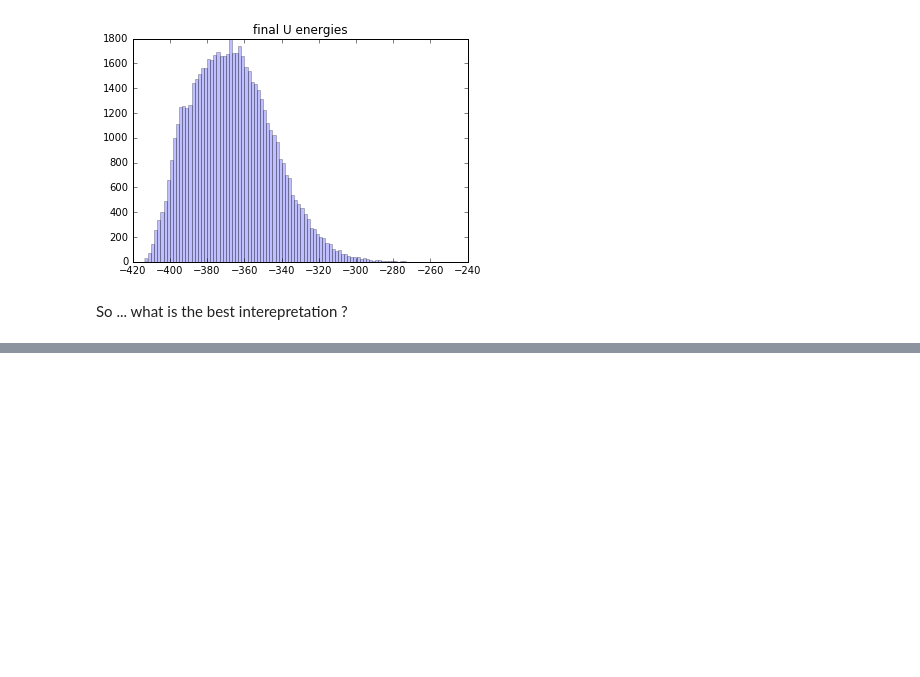
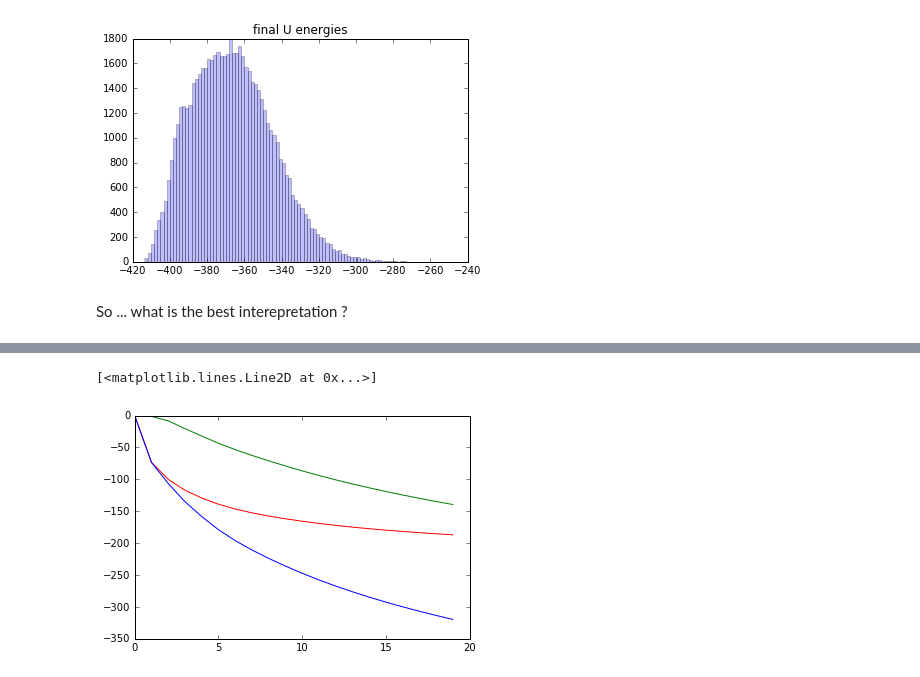
Before and after one commit to charlesmartin14/emf-rbm, a Jupyter notebook: EMF_RBM_Energy_Densities.ipynb, the cells around one changed output, grey strips where cells are left out. Saved outputs shown, nothing was run; the diff lists cells and outputs as text; code cells hidden in the pictures; blank space fills up the shorter version.

Commit message:
basic entropy energy plots

```diff
--- a/EMF_RBM_Energy_Densities.ipynb
+++ b/EMF_RBM_Energy_Densities.ipynb
@@ -907,0 +871,7 @@ computing TAP Free Energies
+# %%
+plt.plot(emf_rbm.entropies-emf_rbm.entropies[0], color='red')
+plt.plot(emf_rbm.mean_field_energies-emf_rbm.mean_field_energies[0], color='blue')
+plt.plot(emf_rbm.free_energies-emf_rbm.free_energies[0], color='green')
+# %% [output]
+[<matplotlib.lines.Line2D at 0x...>]
+[figure, added]
```
Also changed, not shown: parts of 7 cells of this notebook.
